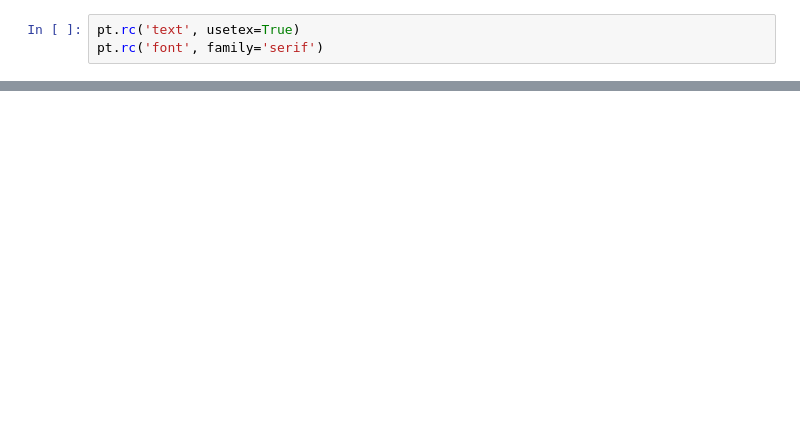
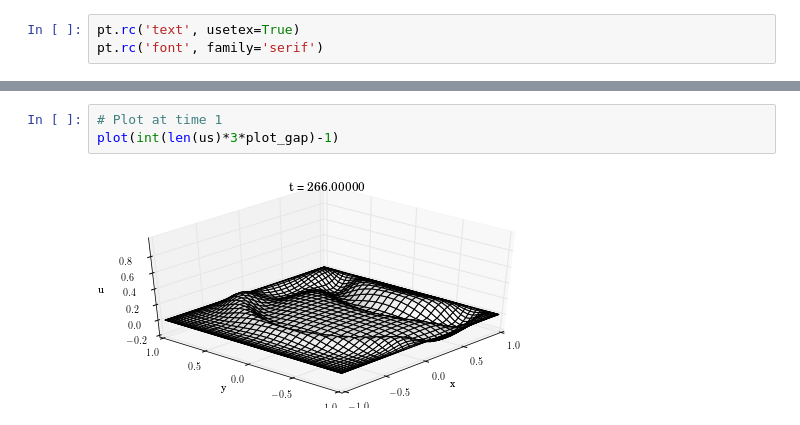
Before and after one commit to Jordi-Ab/SciCompAndC-, a Jupyter notebook: Coursework3/Plotting Q4.ipynb, the cells around one changed output, grey strips where cells are left out. Saved outputs shown, nothing was run; the diff lists cells and outputs as text; blank space fills up the shorter version.

```diff
--- a/Coursework3/Plotting Q4.ipynb
+++ b/Coursework3/Plotting Q4.ipynb
@@ -112,0 +58,5 @@ print(uu2)
+# %%
+# Plot at time 1
+plot(int(len(us)*3*plot_gap)-1)
+# %% [output]
+[figure, added]
```
Also changed, not shown: parts of 27 cells of this notebook, 9 other files.
